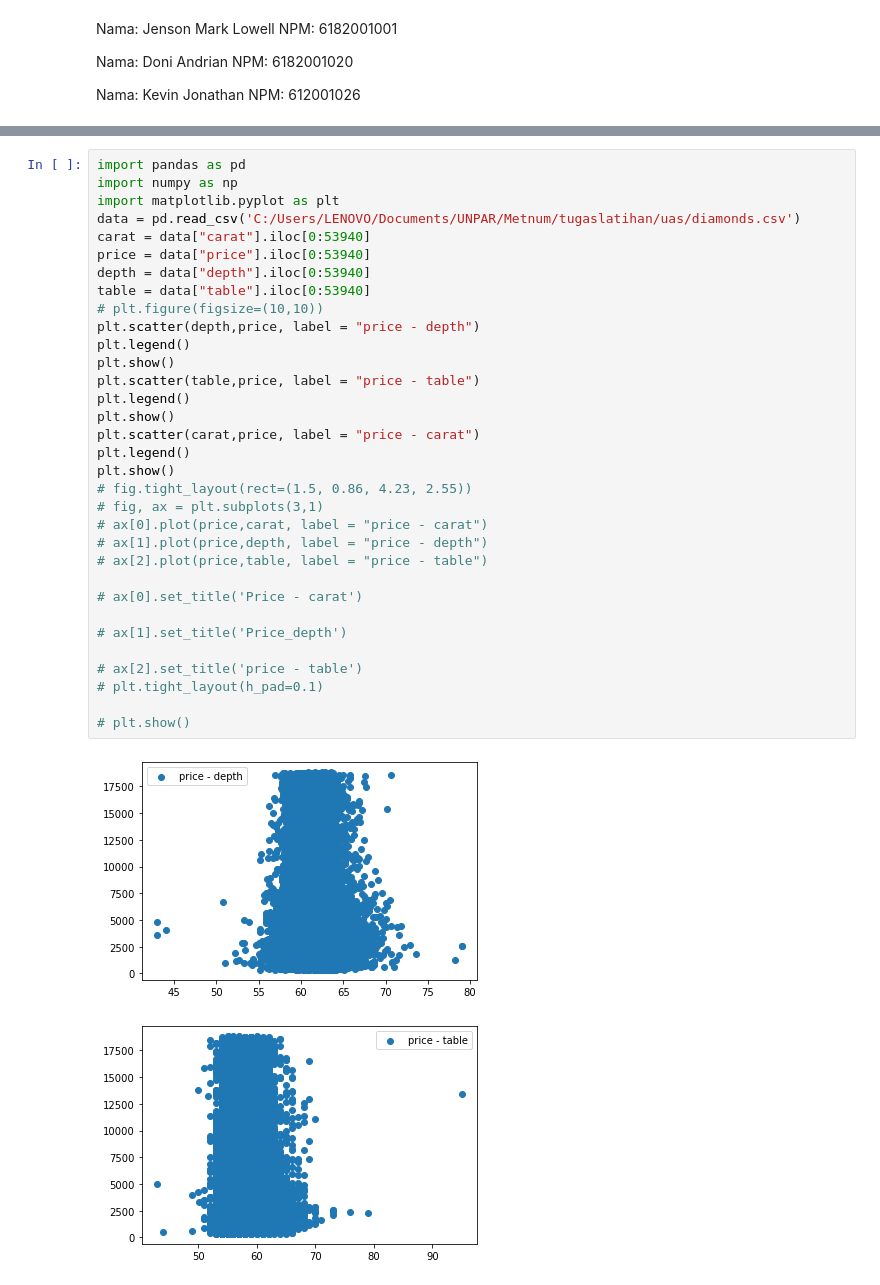
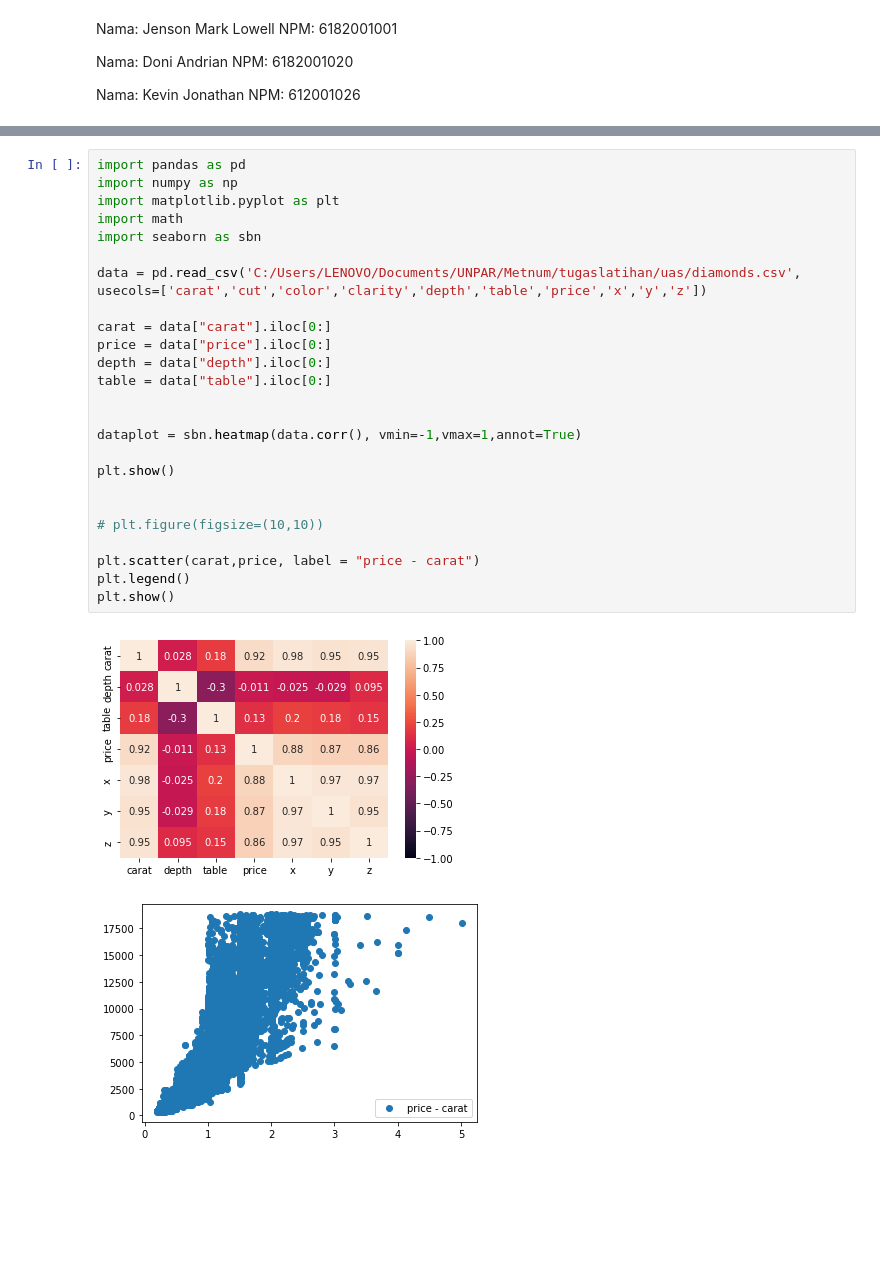
Before and after one commit to BlackArch8/Tugas-Akhir-Metode-Numerik, a Jupyter notebook: Tugas Akhir Metode Numerik-checkpoint.ipynb, the cells around one changed output, grey strips where cells are left out. Saved outputs shown, nothing was run; the diff lists cells and outputs as text; blank space fills up the shorter version.

```diff
--- a/Tugas Akhir Metode Numerik-checkpoint.ipynb
+++ b/Tugas Akhir Metode Numerik-checkpoint.ipynb
@@ -10,36 +14,28 @@ NPM: 612001026
 # %%
 import pandas as pd
 import numpy as np
 import matplotlib.pyplot as plt
-data = pd.read_csv('C:/Users/LENOVO/Documents/UNPAR/Metnum/tugaslatihan/uas/diamonds.csv')
-carat = data["carat"].iloc[0:53940]
-price = data["price"].iloc[0:53940]
-depth = data["depth"].iloc[0:53940]
-table = data["table"].iloc[0:53940]
+import math
+import seaborn as sbn
+
+data = pd.read_csv('C:/Users/LENOVO/Documents/UNPAR/Metnum/tugaslatihan/uas/diamonds.csv', usecols=['carat','cut','color','clarity','depth','table','price','x','y','z'])
+
+carat = data["carat"].iloc[0:]
+price = data["price"].iloc[0:]
+depth = data["depth"].iloc[0:]
+table = data["table"].iloc[0:]
+
+
+dataplot = sbn.heatmap(data.corr(), vmin=-1,vmax=1,annot=True)
+
+plt.show()
+
+
 # plt.figure(figsize=(10,10))
-plt.scatter(depth,price, label = "price - depth")
-plt.legend()
-plt.show()
-plt.scatter(table,price, label = "price - table")
-plt.legend()
-plt.show()
+
 plt.scatter(carat,price, label = "price - carat")
 plt.legend()
 plt.show()
-# fig.tight_layout(rect=(1.5, 0.86, 4.23, 2.55))
-# fig, ax = plt.subplots(3,1)
-# ax[0].plot(price,carat, label = "price - carat")
-# ax[1].plot(price,depth, label = "price - depth")
-# ax[2].plot(price,table, label = "price - table")
-
-# ax[0].set_title('Price - carat')
-
-# ax[1].set_title('Price_depth')
-
-# ax[2].set_title('price - table')
-# plt.tight_layout(h_pad=0.1)
-
-# plt.show()
 # %% [output]
-[figure, old version]
+[figure, new version]
-[figure, old version]
+[figure, new version]
```
Also changed, not shown: parts of 19 cells of this notebook.
